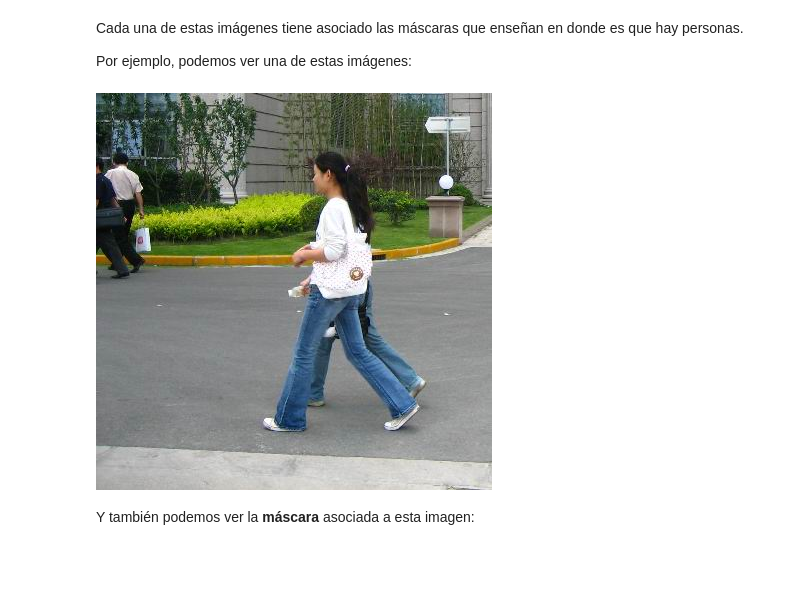
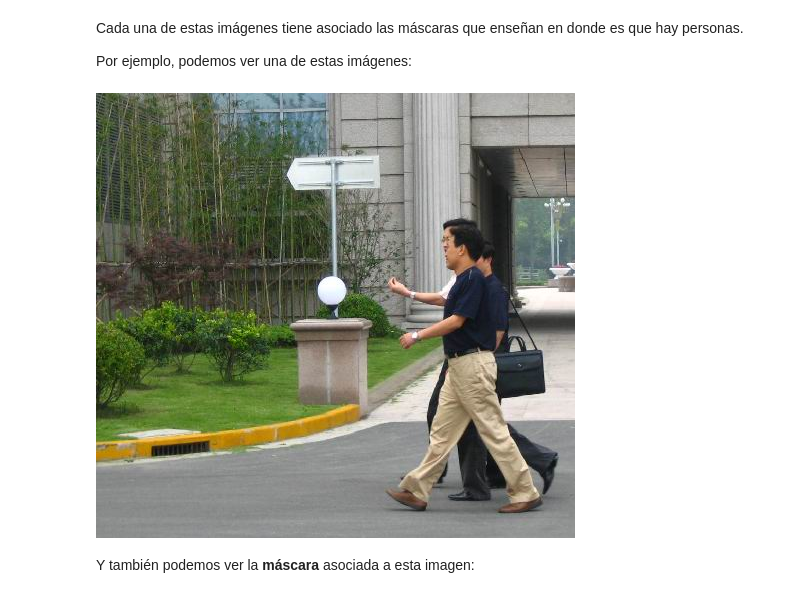
Before and after one commit to gabiacuna/KL2021, a Jupyter notebook: Analisis de Imagenes con DL/004-Deteccion-de-Objetos.ipynb, the cells around one changed output. Drawn from its saved outputs; the diff is of its cells as text; code cells hidden in the pictures; blank space fills up the shorter version.

```diff
--- a/Analisis de Imagenes con DL/004-Deteccion-de-Objetos.ipynb
+++ b/Analisis de Imagenes con DL/004-Deteccion-de-Objetos.ipynb
@@ -107,11 +55,11 @@ Por ejemplo, podemos ver una de estas imágenes:
 # %%
 from PIL import Image
 
 # Número de imagen
-image_number = "00004"
+image_number = "00003"
 
 Image.open(f'PennFudanPed/PNGImages/FudanPed{image_number}.png')
 # %% [output]
-[figure, old version]
+[figure, new version]
 # %% [markdown]
 Y también podemos ver la **máscara** asociada a esta imagen:
```
Also changed, not shown: parts of 24 cells of this notebook.
